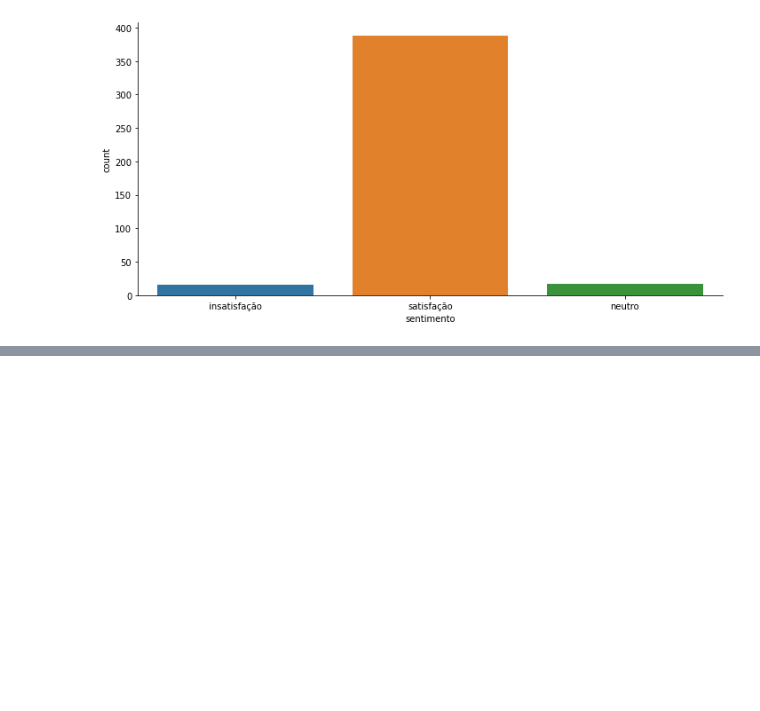
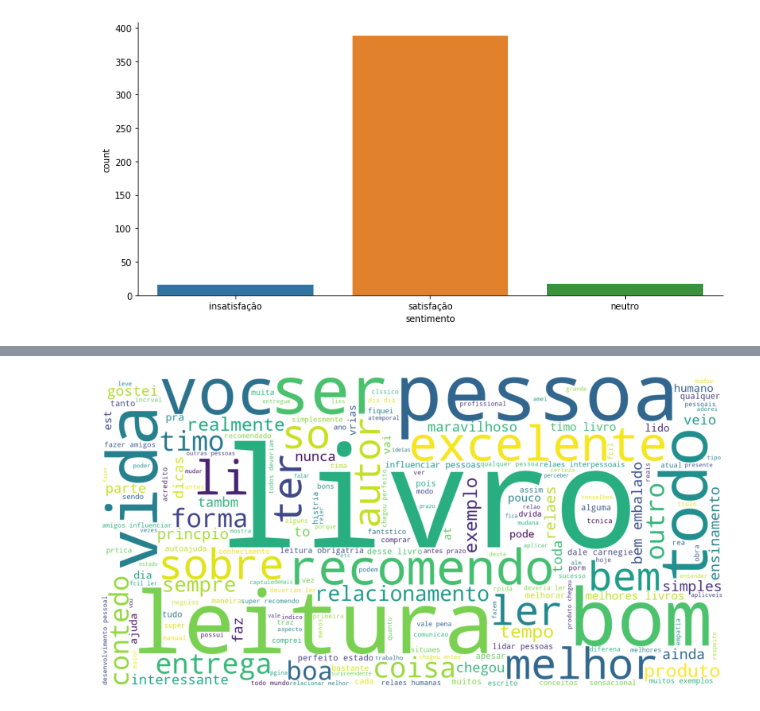
Before and after one commit to britobeatriz/analise_de_sentimento_amazon, a Jupyter notebook: Analise de Sentimento.ipynb, the cells around one changed output, grey strips where cells are left out. Saved outputs shown, nothing was run; the diff lists cells and outputs as text; code cells hidden in the pictures; blank space fills up the shorter version.

```diff
--- a/Analise de Sentimento.ipynb
+++ b/Analise de Sentimento.ipynb
@@ -40,0 +67,4 @@ sns.catplot(x = 'sentimento', kind = 'count', data = dados, height = 5, aspect =
+# %%
+values=["satisfação"]
+satisfacao = dados[dados.sentimento.isin(values)]
+satisfacao
@@ -40,0 +85,13 @@ sns.catplot(x = 'sentimento', kind = 'count', data = dados, height = 5, aspect =
+# %%
+values = ','.join(map(str, satisfacao['texto']))
+wordcloud = WordCloud(stopwords=values,
+                      background_color="white",
+                      width=1600, height=800).generate(values)
+
+fig, ax = plt.subplots(figsize=(14,9))
+ax.imshow(wordcloud, interpolation='bilinear')
+ax.set_axis_off()
+
+plt.imshow(wordcloud);
+# %% [output]
+[figure, added]
```
Also changed, not shown: parts of 10 cells of this notebook, 1 other file.
